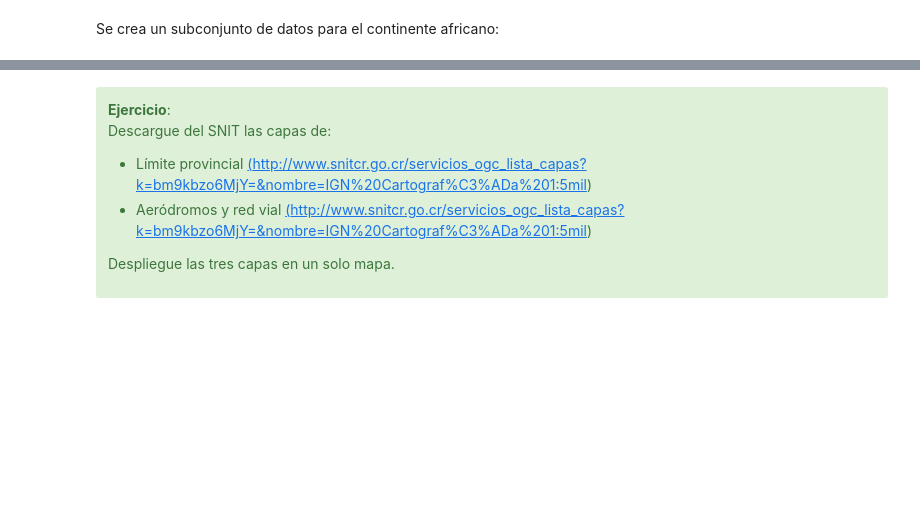
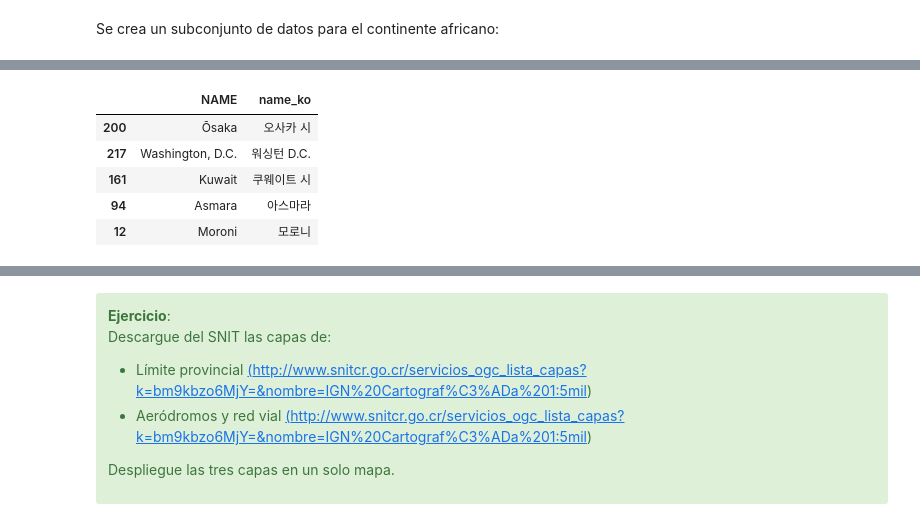
Before and after one commit to ggaltar/leccion-12-geopandas, a Jupyter notebook: geopandas.ipynb, the cells around one changed output, grey strips where cells are left out. Saved outputs shown, nothing was run; the diff lists cells and outputs as text; code cells hidden in the pictures; blank space fills up the shorter version.

```diff
--- a/geopandas.ipynb
+++ b/geopandas.ipynb
@@ -217,0 +220,10 @@ Se crea un subconjunto de datos para el continente africano:
+# %%
+muestra_ciudades=ciudades.sample(5)
+muestra_ciudades[['NAME','name_ko']]
+# %% [output]
+|  | NAME | name_ko |
+| 200 | Ōsaka | 오사카 시 |
+| 217 | Washington, D.C. | 워싱턴 D.C. |
+| 161 | Kuwait | 쿠웨이트 시 |
+| 94 | Asmara | 아스마라 |
+| 12 | Moroni | 모로니 |
```
Also changed, not shown: parts of 10 cells of this notebook, 5 other files.
